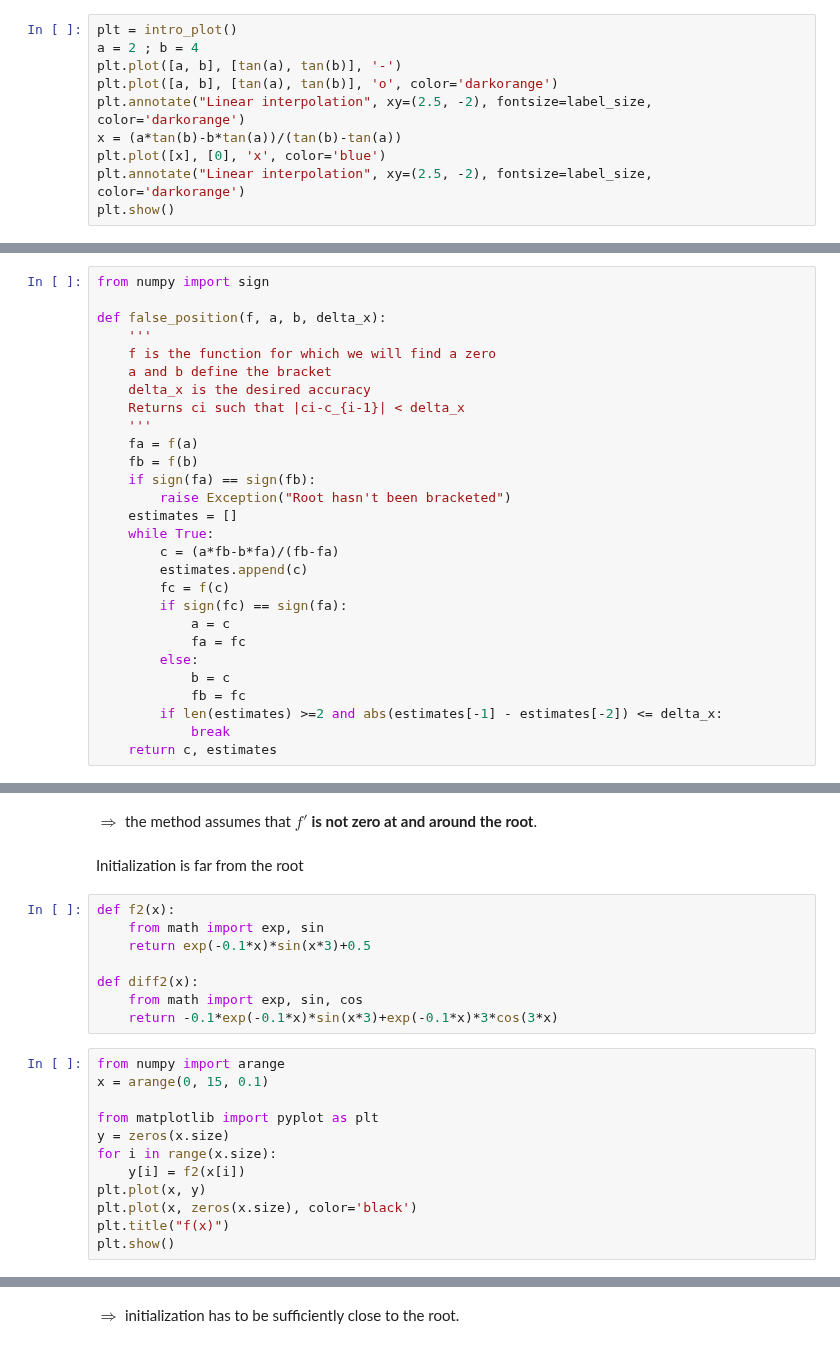
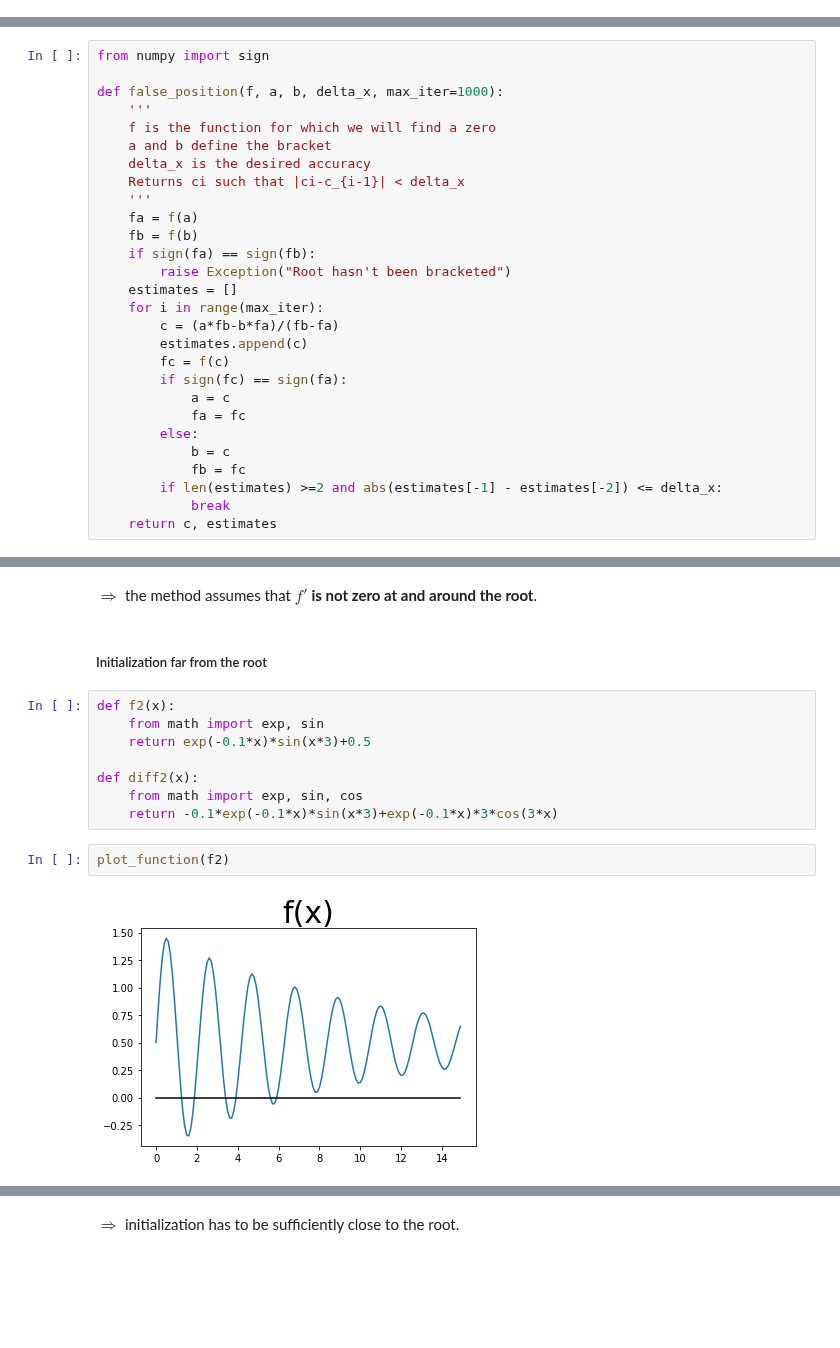
Before and after one commit to tgteacher/numerical-methods, a Jupyter notebook: notebooks/Chapter4.ipynb, the cells around one changed output, grey strips where cells are left out. Saved outputs shown, nothing was run; the diff lists cells and outputs as text; blank space fills up the shorter version.

```diff
--- a/notebooks/Chapter4.ipynb
+++ b/notebooks/Chapter4.ipynb
@@ -176,13 +176,3 @@ plot_estimates(estimates)
 The False Position Method (a.k.a. *regula falsi*) uses a linear interpolation of $f$ between the two bounds of the bracket.
 
 ### Illustration
-# %%
-plt = intro_plot()
-a = 2 ; b = 4
-plt.plot([a, b], [tan(a), tan(b)], '-')
-plt.plot([a, b], [tan(a), tan(b)], 'o', color='darkorange')
-plt.annotate("Linear interpolation", xy=(2.5, -2), fontsize=label_size, color='darkorange')
-x = (a*tan(b)-b*tan(a))/(tan(b)-tan(a))
-plt.plot([x], [0], 'x', color='blue')
-plt.annotate("Linear interpolation", xy=(2.5, -2), fontsize=label_size, color='darkorange')
-plt.show()
@@ -217,7 +211,7 @@ Using the *false position* method, find the zero of $f(x)=x^2-2$ in the interval
 # %%
 from numpy import sign
 
-def false_position(f, a, b, delta_x):
+def false_position(f, a, b, delta_x, max_iter=1000):
     '''
     f is the function for which we will find a zero
     a and b define the bracket
@@ -229,7 +223,7 @@ def false_position(f, a, b, delta_x):
     if sign(fa) == sign(fb):
         raise Exception("Root hasn't been bracketed")
     estimates = []
-    while True:
+    for i in range(max_iter):
         c = (a*fb-b*fa)/(fb-fa)
         estimates.append(c)
         fc = f(c)
@@ -383,7 +327,7 @@ graph = newton_plot(f1, diff1, -2, 2, -4, 4, 0)
 # %% [markdown]
 $\Rightarrow$ the method assumes that **$f'$ is not zero at and around the root**.
 # %% [markdown]
-Initialization is far from the root
+##### Initialization far from the root
 # %%
 def f2(x):
     from math import exp, sin
@@ -392,17 +336,9 @@ def f2(x):
 def diff2(x):
     from math import exp, sin, cos
     return -0.1*exp(-0.1*x)*sin(x*3)+exp(-0.1*x)*3*cos(3*x)
-# %%
-from numpy import arange
-x = arange(0, 15, 0.1)
-
-from matplotlib import pyplot as plt
-y = zeros(x.size)
-for i in range(x.size):
-    y[i] = f2(x[i])
-plt.plot(x, y)
-plt.plot(x, zeros(x.size), color='black')
-plt.title("f(x)")
-plt.show()
+# %%
+plot_function(f2)
+# %% [output]
+[figure, added]
 # %%
 newton_raphson(f2, diff2, 12, 10E-5)
```
Also changed, not shown: parts of 34 cells of this notebook, 1 other file.
